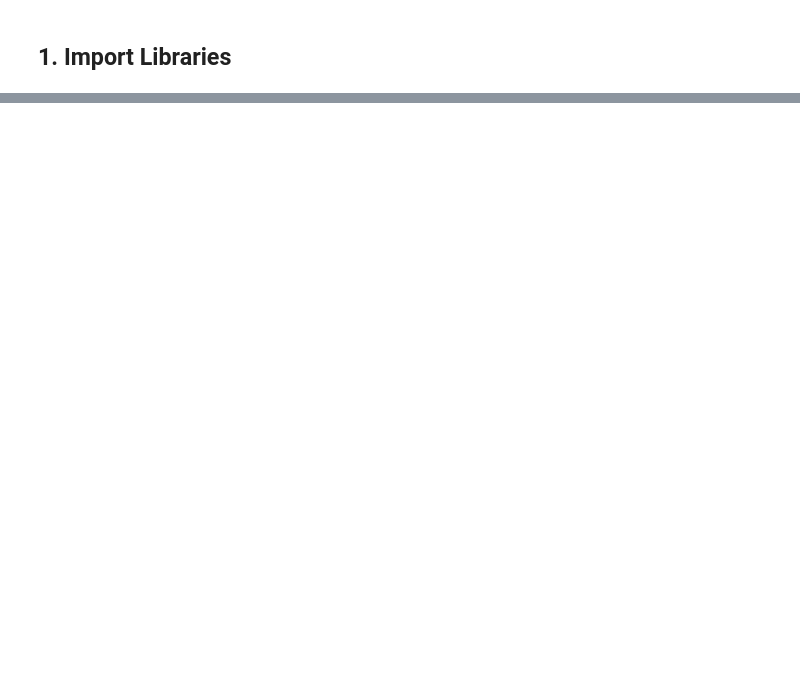
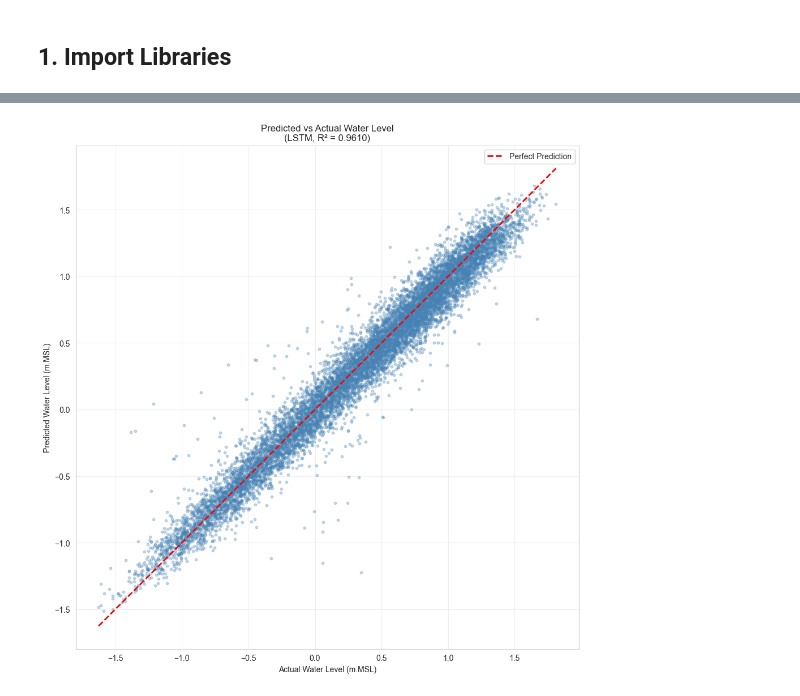
Before and after one commit to dniamsaard4codework/CPDSAI_Project, a Jupyter notebook: modelling.ipynb, the cells around one changed output, grey strips where cells are left out. Cells and saved outputs as stored; diff of their text form; code cells hidden in the pictures; blank space fills up the shorter version.

```diff
--- a/modelling.ipynb
+++ b/modelling.ipynb
@@ -2157,0 +2243,29 @@ All models show strong predictive capability with XGBoost performing best.
+# %%
+# Scatter Plot: Predicted vs Actual (Best Model)
+fig, ax = plt.subplots(figsize=(10, 10))
+
+# Get best model predictions (already aligned)
+y_test_plot_values = y_test_aligned
+best_preds_plot_values = best_predictions
+
+ax.scatter(y_test_plot_values, best_preds_plot_values, alpha=0.3, s=10, color='steelblue')
+
+# Perfect prediction line
+min_val = min(y_test_plot_values.min(), best_preds_plot_values.min())
+max_val = max(y_test_plot_values.max(), best_preds_plot_values.max())
+ax.plot([min_val, max_val], [min_val, max_val], 'r--', linewidth=2, label='Perfect Prediction')
+
+# Get R² from results
+best_r2 = ml_results[best_model_name]['test_metrics']['R2']
+
+ax.set_xlabel('Actual Water Level (m.MSL)')
+ax.set_ylabel('Predicted Water Level (m.MSL)')
+ax.set_title(f'Predicted vs Actual Water Level\n({best_model_name}, R² = {best_r2:.4f})')
+ax.legend()
+ax.grid(True, alpha=0.3)
+ax.set_aspect('equal', adjustable='box')
+
+plt.tight_layout()
+plt.show()
+# %% [output]
+[figure, added]
```
Also changed, not shown: parts of 87 cells of this notebook, 22 other files.
